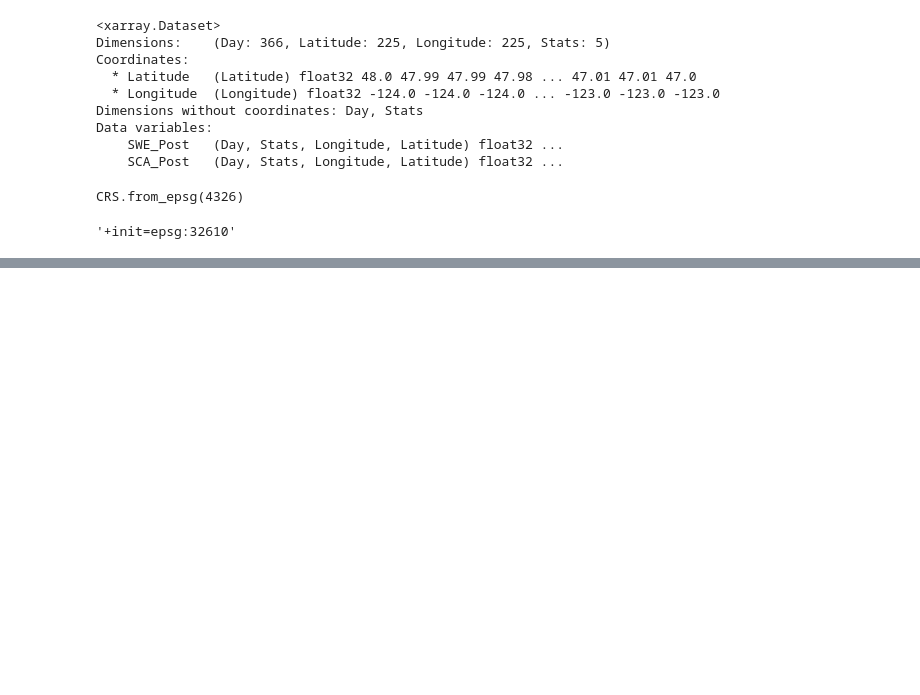
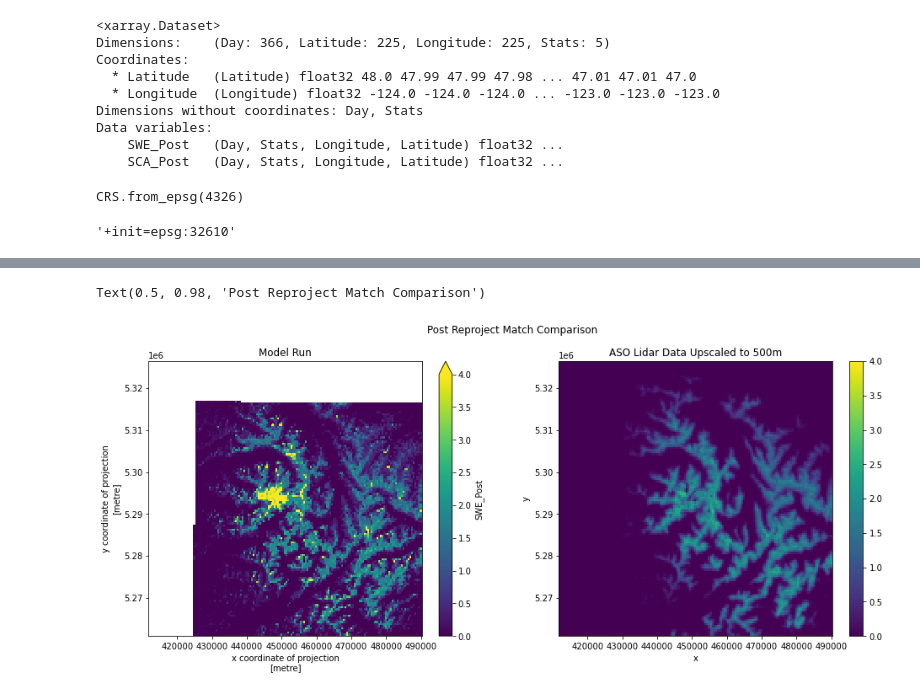
Before and after one commit to bessoh2/SnowHydro, a Jupyter notebook: comparison_and_difference.ipynb, the cells around one changed output, grey strips where cells are left out. Drawn from its saved outputs; the diff is of its cells as text; code cells hidden in the pictures; blank space fills up the shorter version.

Commit message:
fix issue with reproject match, add differencing

```diff
--- a/comparison_and_difference.ipynb
+++ b/comparison_and_difference.ipynb
@@ -70,8 +61,11 @@ model_reproject.hvplot()
 # %%
 # post projection comparison
-#f, ax = plt.subplots(1,2,figsize=(16,6))
-#model_reproject.plot(ax=ax[0],x='Longitude',y='Latitude',vmin=0,vmax=4)
-#ax[0].set_title('Model Run')
-#ASO_500m_ds.plot(ax=ax[1],vmin=0,vmax=4)
-#ax[1].set_title('ASO Lidar Data Upscaled to 500m')
-#f.suptitle('Post Reproject Match Comparison')
+f, ax = plt.subplots(1,2,figsize=(16,6))
+model_reproject.plot(ax=ax[0],vmin=0,vmax=4)
+ax[0].set_title('Model Run')
+ASO_500m_ds.plot(ax=ax[1],vmin=0,vmax=4)
+ax[1].set_title('ASO Lidar Data Upscaled to 500m')
+f.suptitle('Post Reproject Match Comparison')
+# %% [output]
+Text(0.5, 0.98, 'Post Reproject Match Comparison')
+[figure, added]
```
Also changed, not shown: parts of 8 cells of this notebook.
